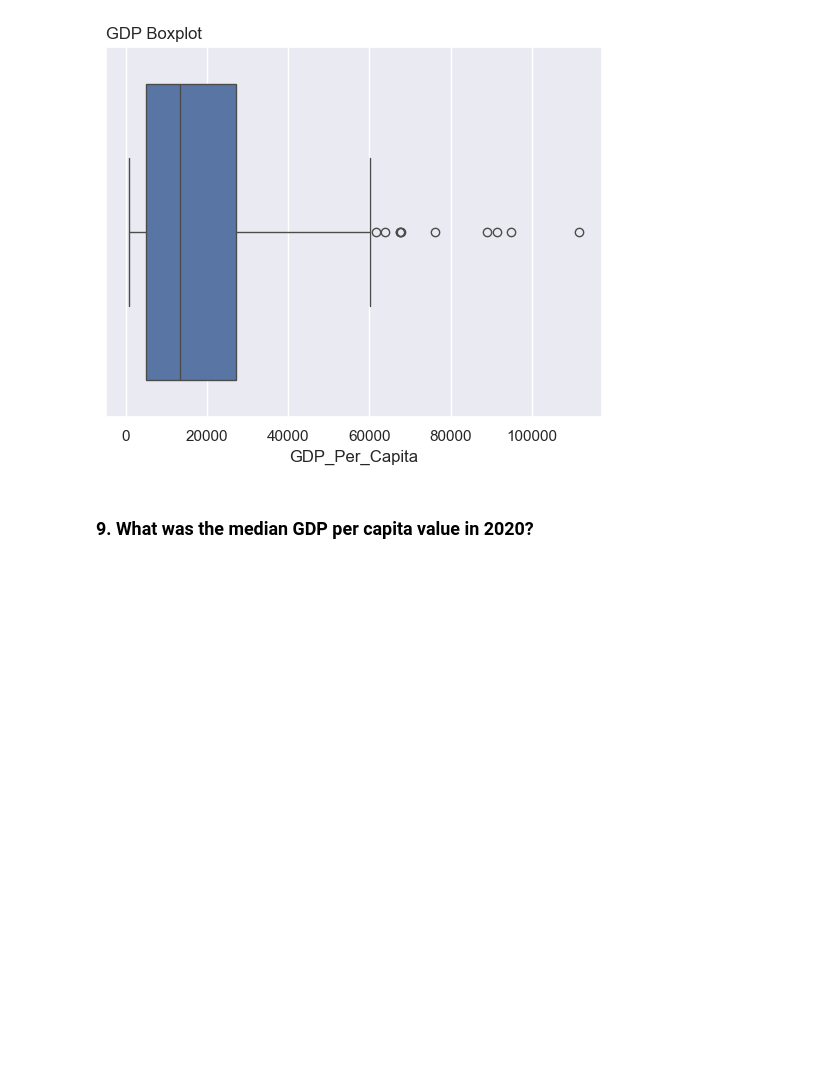
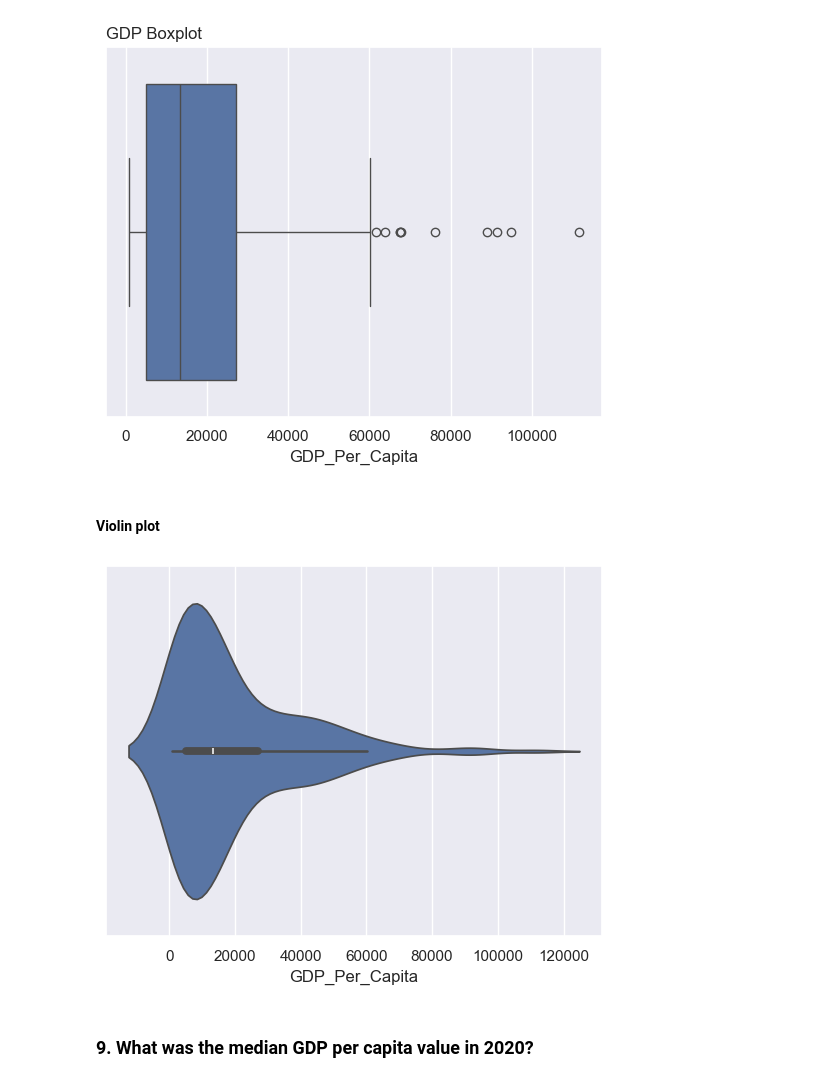
Before and after one commit to NSS-Data-Analytics-Cohort-12/un-python-ryanhartman247, a Jupyter notebook: notebooks/un_data_notebook.ipynb, the cells around one changed output. Drawn from its saved outputs; the diff is of its cells as text; code cells hidden in the pictures; blank space fills up the shorter version.

```diff
--- a/notebooks/un_data_notebook.ipynb
+++ b/notebooks/un_data_notebook.ipynb
@@ -281,6 +289,13 @@ plt.title('GDP Boxplot', loc='left')
 plt.show()
 # %% [output]
 [figure]
+# %% [markdown]
+#### Violin plot
+# %%
+sns.violinplot(x=gdp_df_2020.GDP_Per_Capita)
+plt.show()
+# %% [output]
+[figure, added]
 # %% [markdown]
 ### 9. What was the median GDP per capita value in 2020?
 # %%
```
Also changed, not shown: parts of 59 cells of this notebook.
